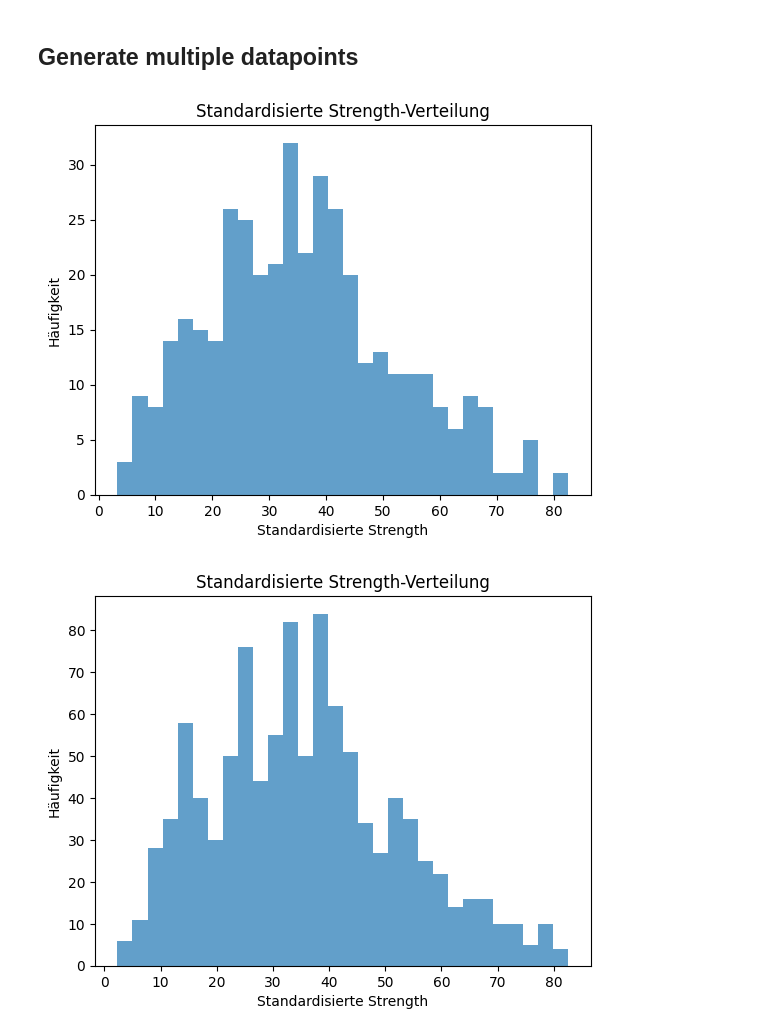
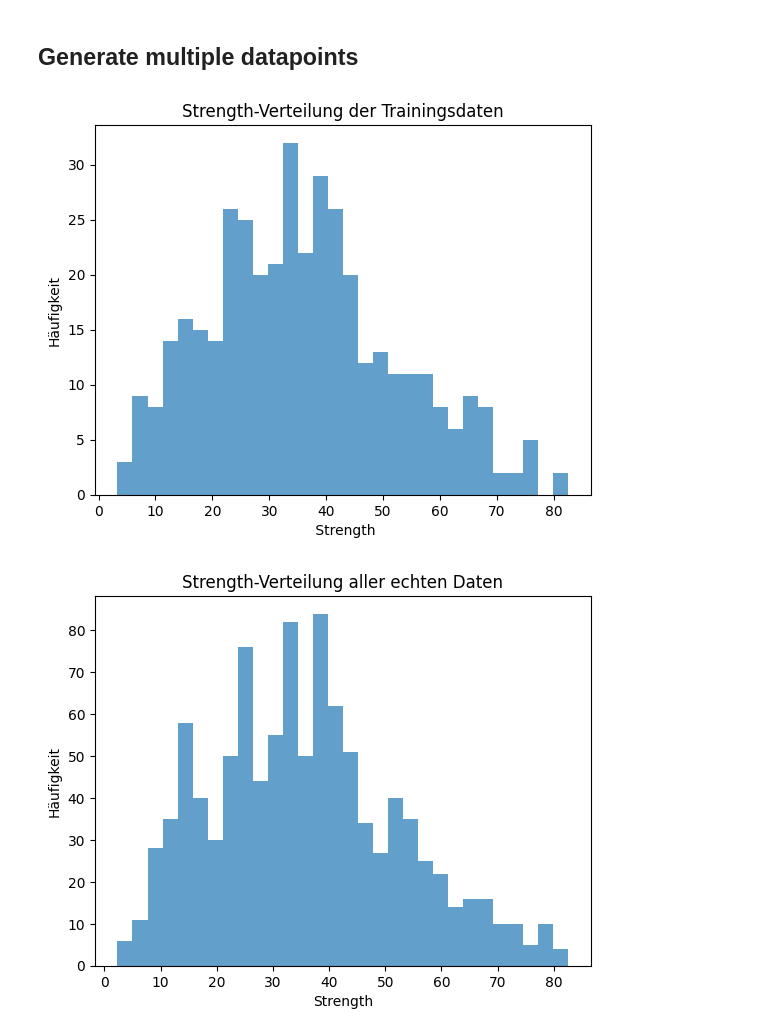
Before and after one commit to MiMaMyrox/ML_Data_Augmentation, a Jupyter notebook: cvae.ipynb, the cells around one changed output. Cells and saved outputs as stored; diff of their text form; code cells hidden in the pictures.

```diff
--- a/cvae.ipynb
+++ b/cvae.ipynb
@@ -10,7 +10,7 @@ from sklearn.preprocessing import MinMaxScaler
 
 from scipy.stats import gaussian_kde
 # %%
-df_train = pd.read_csv('train.csv')
+df_train = pd.read_csv('data/evaluation/train.csv')
 # %%
 X = df_train.drop(columns=['strength'])
 y = df_train['strength']
@@ -150,22 +150,22 @@ array([  0. ,  86. , 116. , 118.3, 167. , 122. ,  71.5, 175. , 121.6,
 strength = df_train['strength']
 # %%
 plt.hist(strength, bins=30, alpha=0.7)
-plt.title('Standardisierte Strength-Verteilung')
-plt.xlabel('Standardisierte Strength')
+plt.title('Strength-Verteilung der Trainingsdaten')
+plt.xlabel(' Strength')
 plt.ylabel('Häufigkeit')
 plt.show()
 # %% [output]
-[figure, old version]
+[figure, new version]
 # %%
 concrete = pd.read_csv('data/concrete.csv')
 strength_whole = concrete['strength']
 # %%
 plt.hist(strength_whole, bins=30, alpha=0.7)
-plt.title('Standardisierte Strength-Verteilung')
-plt.xlabel('Standardisierte Strength')
+plt.title('Strength-Verteilung aller echten Daten')
+plt.xlabel('Strength')
 plt.ylabel('Häufigkeit')
 plt.show()
 # %% [output]
-[figure, old version]
+[figure, new version]
 # %%
 kde = gaussian_kde(strength)
```
Also changed, not shown: parts of 8 cells of this notebook, 1 other file.
